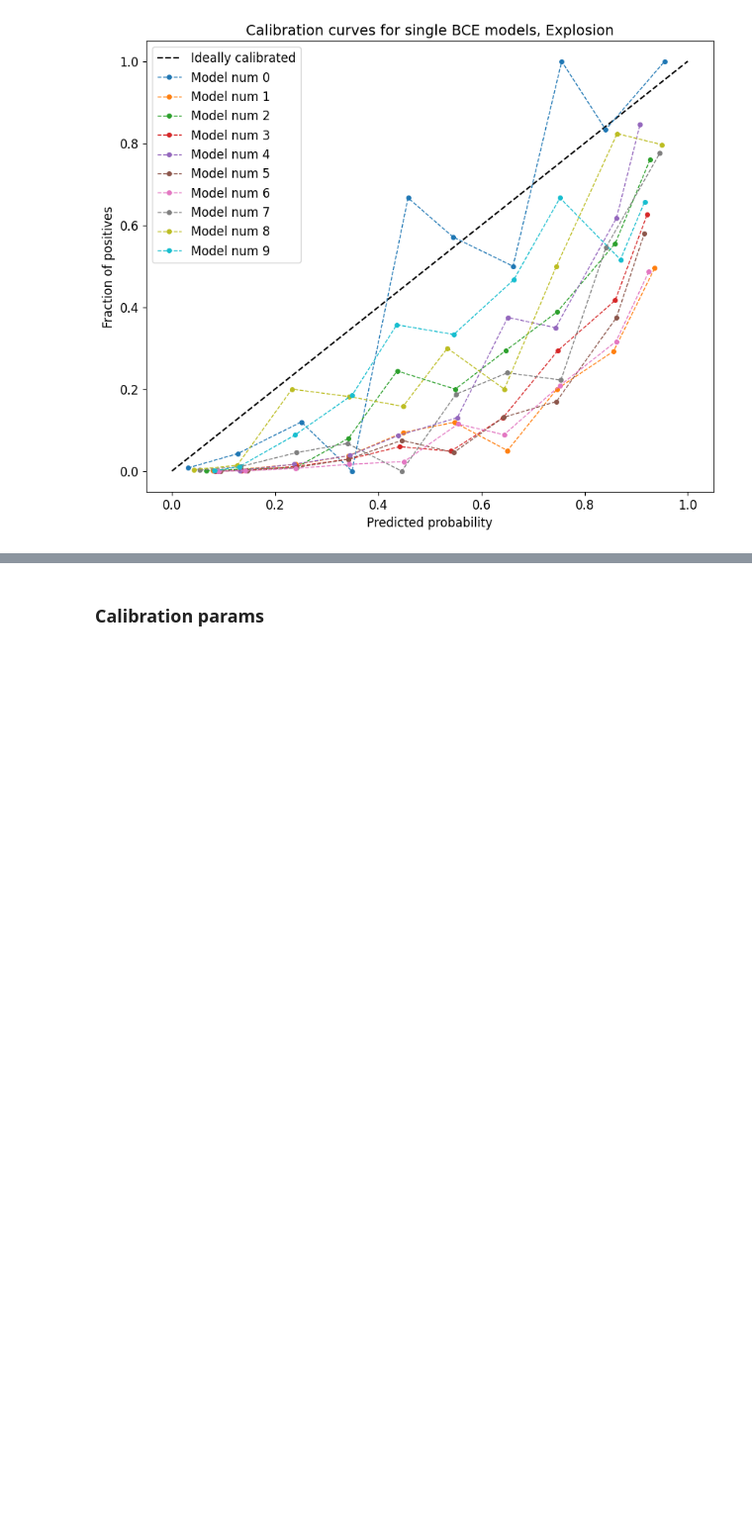
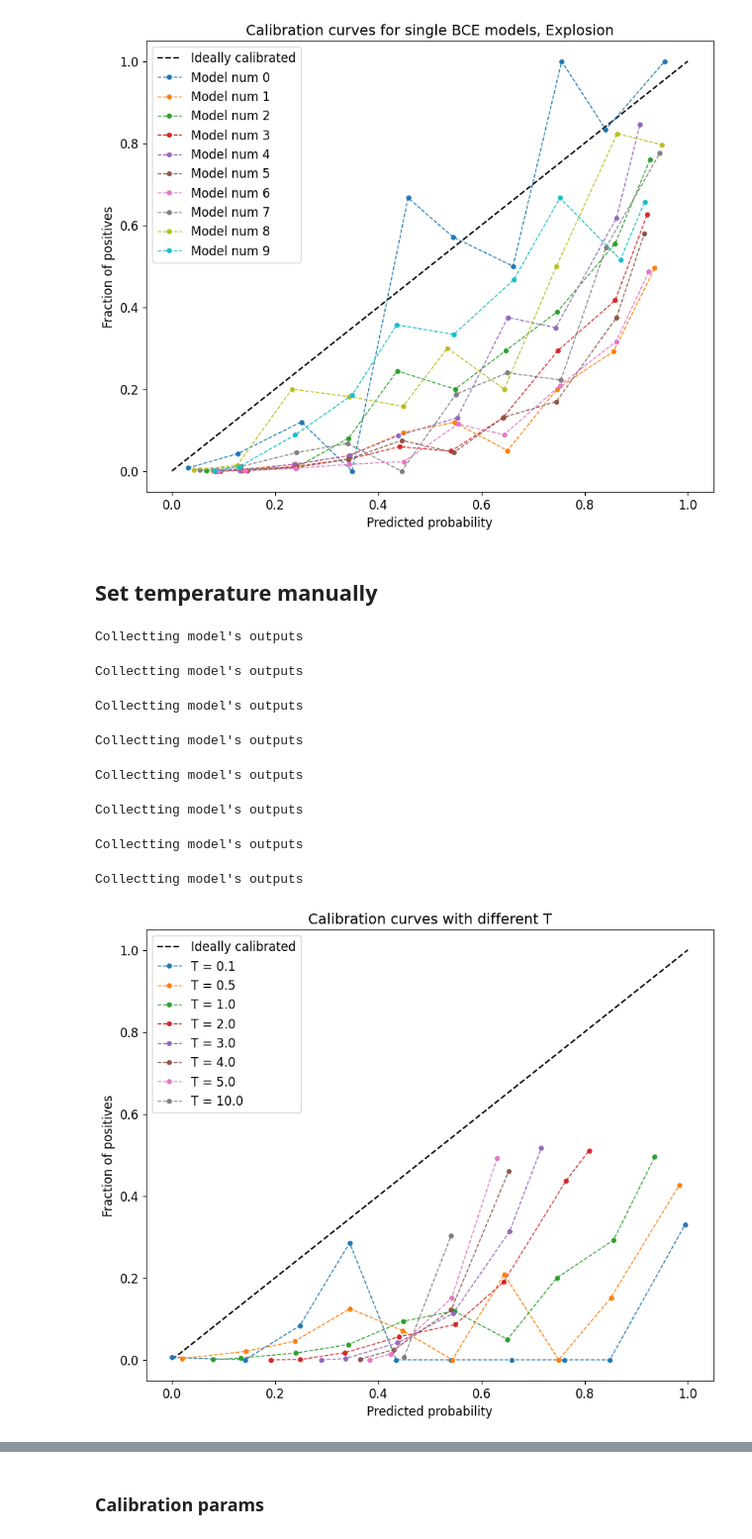
Before and after one commit to stalex2902/uncertainty-aware-cpd, a Jupyter notebook: notebooks/calibration.ipynb, the cells around one changed output, grey strips where cells are left out. Shown at 99% size. Saved outputs shown, nothing was run; the diff lists cells and outputs as text; code cells hidden in the pictures; blank space fills up the shorter version.

Commit message:
update calibration

```diff
--- a/notebooks/calibration.ipynb
+++ b/notebooks/calibration.ipynb
@@ -613,3 +583,5 @@ plot_calibration_curves(
 );
 # %% [output]
 [figure]
+# %% [markdown]
+## Set temperature manually
@@ -615,0 +591,53 @@ plot_calibration_curves(
+# %%
+single_model = ens_bce.models_list[1]
+
+x_ideal = np.linspace(0, 1, 20)
+
+temperature_list = [0.1, 0.5, 1.0, 2.0, 3.0, 4.0, 5.0, 10.0]
+
+plt.figure(figsize=(10, 8))
+plt.plot(x_ideal, x_ideal, linestyle="--", label="Ideally calibrated", c="black")
+
+for temp in temperature_list:
+    single_model.model.temperature = temp
+
+    test_out_bank, _, test_labels_bank = collect_model_predictions_on_set(
+        single_model,
+        test_dataloader,
+        model_type=model_type,
+        device="cuda",
+        verbose=True,
+    )
+
+    test_out_flat = torch.vstack(test_out_bank).flatten()
+    test_labels_flat = torch.vstack(test_labels_bank).flatten()
+
+    prob_true, prob_pred = calibration_curve(test_labels_flat, test_out_flat, n_bins=10)
+
+    plt.plot(
+        prob_pred,
+        prob_true,
+        linestyle="--",
+        marker="o",
+        markersize=4,
+        linewidth=1,
+        label=f"T = {temp}",
+    )
+
+plt.title("Calibration curves with different T", fontsize=14)
+plt.xlabel("Predicted probability", fontsize=12)
+plt.ylabel("Fraction of positives", fontsize=12)
+plt.xticks(fontsize=12)
+plt.yticks(fontsize=12)
+plt.legend(fontsize=12)
+plt.show()
+# %% [output]
+Collectting model's outputs
+Collectting model's outputs
+Collectting model's outputs
+Collectting model's outputs
+Collectting model's outputs
+Collectting model's outputs
+Collectting model's outputs
+Collectting model's outputs
+[figure, added]
```
Also changed, not shown: parts of 50 cells of this notebook, 15 other files.
